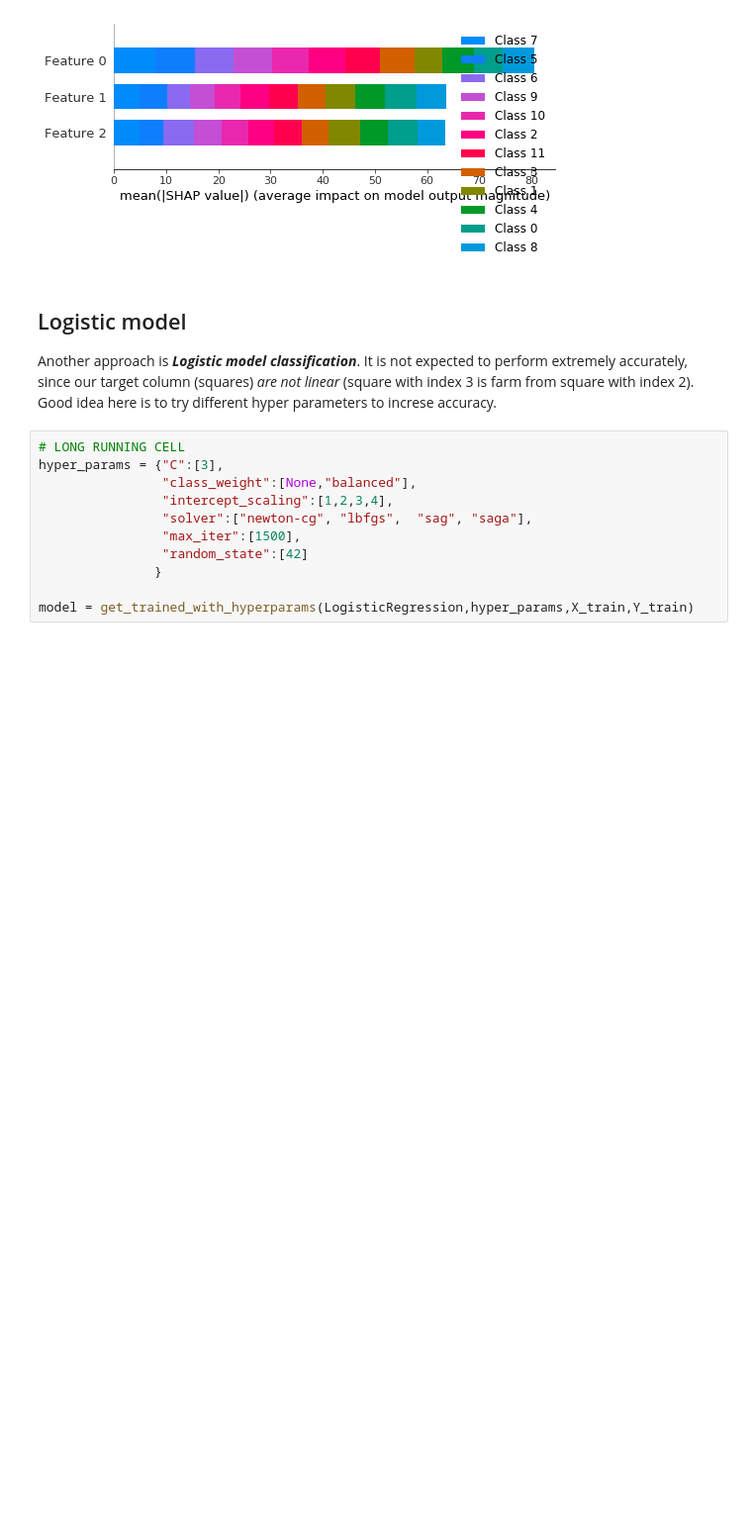
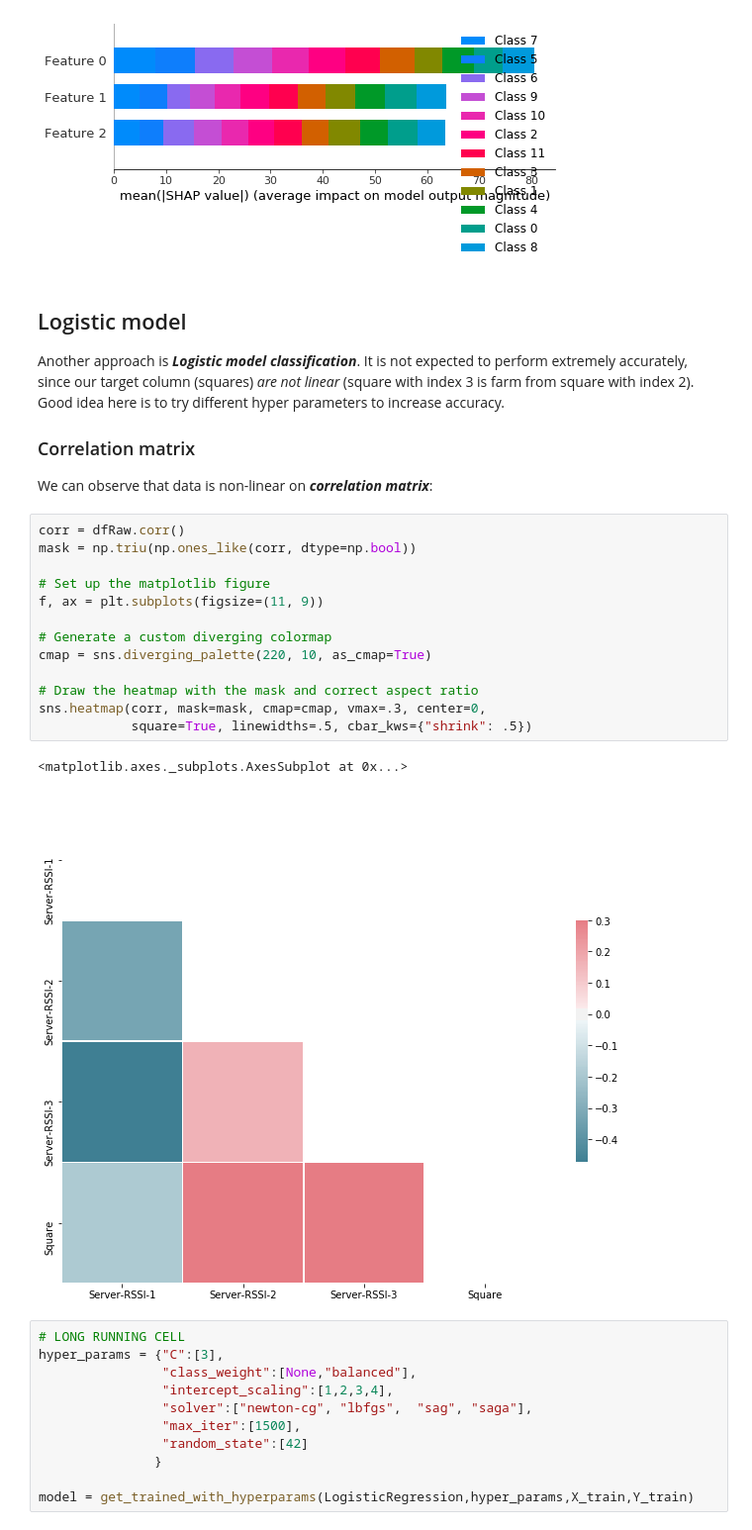
Before and after one commit to Midren/Localization, a Jupyter notebook: fingerprinting_classification.ipynb, the cells around one changed output. Shown: that part at 99% size. Drawn from its saved outputs; the diff is of its cells as text; blank space fills up the shorter version.

Commit message:
Extended eplanations. Corrected typos.

```diff
--- a/fingerprinting_classification.ipynb
+++ b/fingerprinting_classification.ipynb
@@ -117,7 +118,26 @@ Number of points not in top 5 predicted probabilities total points: 2400; failed
 ## Logistic model
 Another approach is __*Logistic model classification*__. It is not expected to perform extremely accurately, since our
 target column (squares) *are not linear* (square with index 3 is farm from square with index 2). Good idea here is to
-try different hyper parameters to increse accuracy.
+try different hyper parameters to increase accuracy.
+
+### Correlation matrix
+We can observe that data is non-linear on __*correlation matrix*__:
+# %%
+corr = dfRaw.corr()
+mask = np.triu(np.ones_like(corr, dtype=np.bool))
+
+# Set up the matplotlib figure
+f, ax = plt.subplots(figsize=(11, 9))
+
+# Generate a custom diverging colormap
+cmap = sns.diverging_palette(220, 10, as_cmap=True)
+
+# Draw the heatmap with the mask and correct aspect ratio
+sns.heatmap(corr, mask=mask, cmap=cmap, vmax=.3, center=0,
+            square=True, linewidths=.5, cbar_kws={"shrink": .5})
+# %% [output]
+<matplotlib.axes._subplots.AxesSubplot at 0x...>
+[figure, added]
 # %%
 # LONG RUNNING CELL
 hyper_params = {"C":[3],
```
Also changed, not shown: parts of 2 cells of this notebook.
